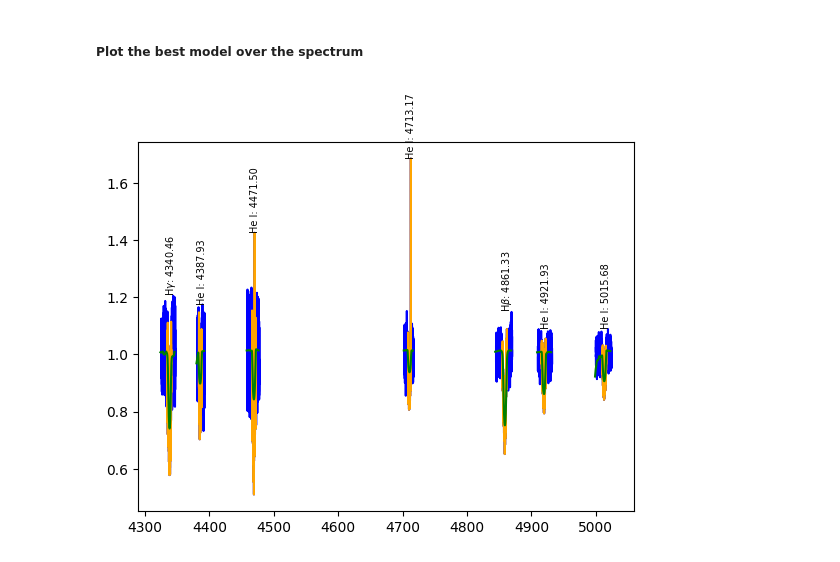
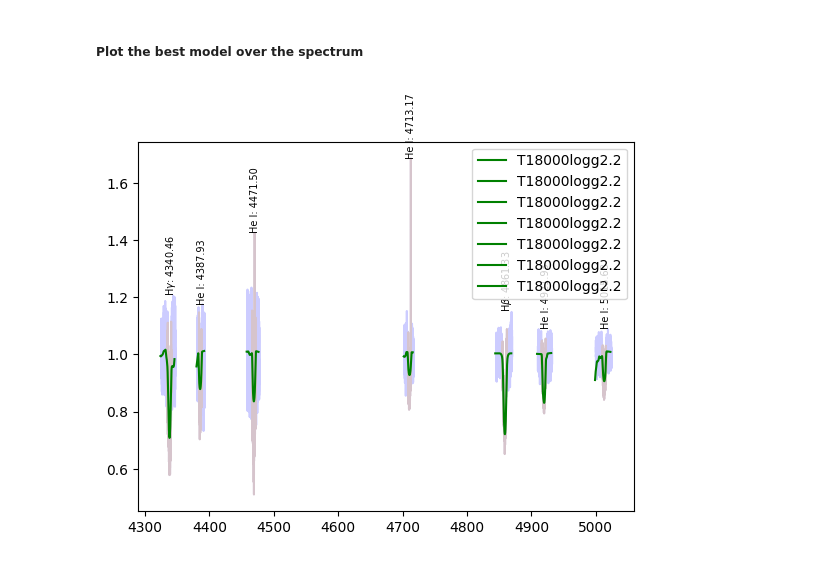
Before and after one commit to LvV210/MasterProject, a Jupyter notebook: ModelFitting/model_fit.ipynb, the cells around one changed output. Drawn from its saved outputs; the diff is of its cells as text; code cells hidden in the pictures.

```diff
--- a/ModelFitting/model_fit.ipynb
+++ b/ModelFitting/model_fit.ipynb
@@ -323,12 +327,13 @@ def plot_best_model(spectra: list, models:dict, lines:dict, best_model:str)->Non
         wav_model, flux_model = pyasl.equidistantInterpolation(wav_model, flux_model, "2x")
         flux_model = pyasl.rotBroad(wav_model, flux_model, 0.0, 166.2297987071765)
 
-        plt.plot(wav, flux, color='blue')
-        plt.plot(wav_line, flux_line, color='orange')
-        plt.plot(wav_model, flux_model, color='green')
+        plt.plot(wav, flux, color='blue', alpha=0.2)
+        plt.plot(wav_line, flux_line, color='orange', alpha=0.2)
+        plt.plot(wav_model, flux_model, color='green', label=f'{best_model}')
 
         # Annotate each line with text vertically
         plt.text(line[0], max(flux), line[1], ha='center', va='bottom', rotation=90, size=7)
+    plt.legend()
     plt.show()
 
     return
@@ -396,6 +393,6 @@ This is for model: T16000logg2.0
 # %% [markdown]
 ##### Plot the best model over the spectrum
 # %%
-plot_best_model(spectra, models, _4U1538_52, min(chi2, key=chi2.get))
+plot_best_model(spectra, models, _4U1538_52, 'T18000logg2.2')
 # %% [output]
-[figure, old version]
+[figure, new version]
```
Also changed, not shown: parts of 13 cells of this notebook, 7 other files.
